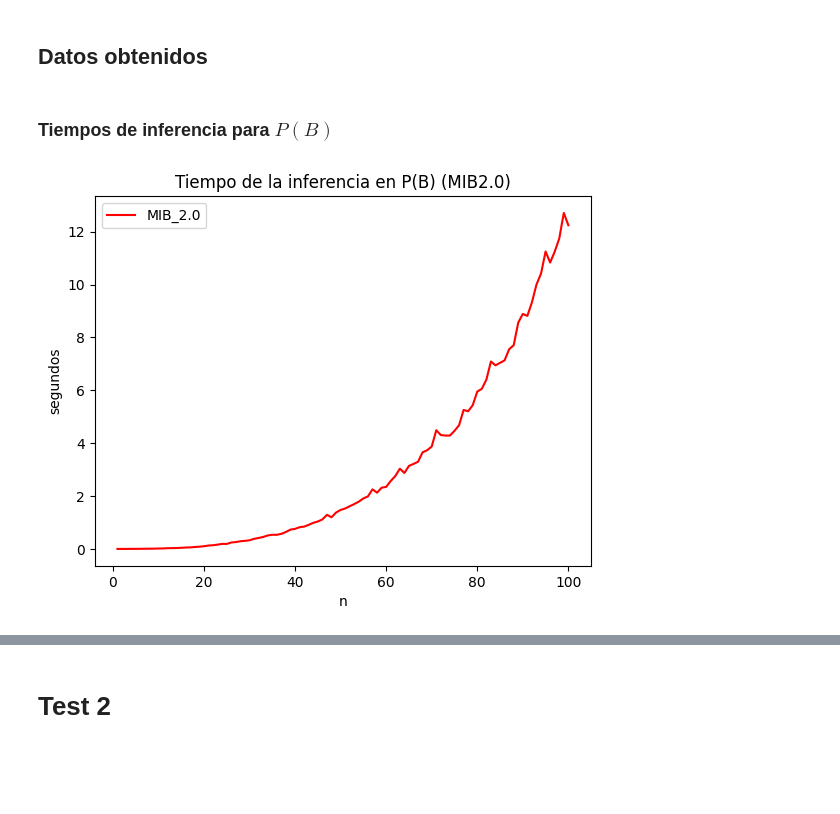
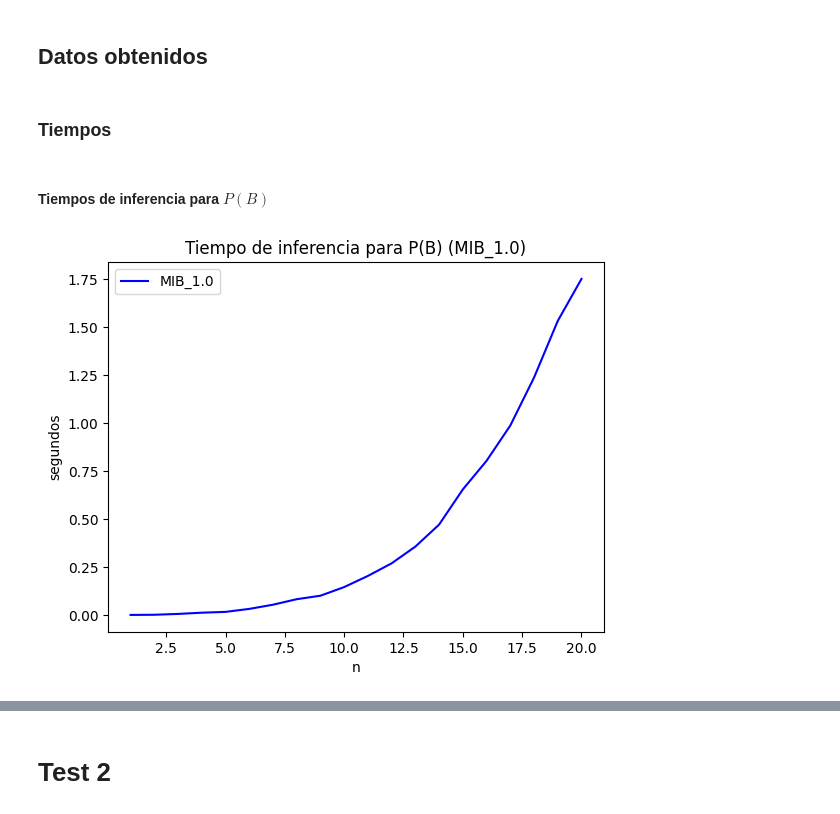
Before and after one commit to robertorys/Tesis, a Jupyter notebook: Test_mib_v2_3.ipynb, the cells around one changed output, grey strips where cells are left out. Saved outputs shown, nothing was run; the diff lists cells and outputs as text; code cells hidden in the pictures; blank space fills up the shorter version.

Commit message:
Actualización de tests

```diff
--- a/Test_mib_v2_3.ipynb
+++ b/Test_mib_v2_3.ipynb
@@ -35,5 +140,5 @@ $P(A)$, $P(B|A)$ y $P(C|AB)$ serán distribuciones uniformes.
 # %%
-n = 100
+n = 20
 timesM = []
 memoryM = []
 timesC = []
@@ -83,5 +188,32 @@ for i in range(n):
     tiempo_ejecucion = fin - inicio
 
     timesM.append(tiempo_ejecucion)
-    memoryM.append(memoria_pico)
-    print(i)
+    memoryM.append(memoria_actual / 1000000)
+
+    #Inferencia de P(C|AB)
+    tracemalloc.start()
+
+    inicio = time.time()
+    PC_AB = Q_ABC.DistributionQuery(set([C]), set([A,B]))
+    fin = time.time()
+
+    memoria_actual, memoria_pico = tracemalloc.get_traced_memory()
+    tracemalloc.stop()
+
+    tiempo_ejecucion = fin - inicio
+
+    timesC.append(tiempo_ejecucion)
+    memoryC.append(memoria_actual / 1000000)
+import json
+
+# Diccionario que deseas guardar
+mi_diccionario = {
+    "timesM1": timesM,
+    "timesC1": timesC,
+    "memoryM1": memoryM,
+    "memoryC1": memoryC
+}
+
+# Guardar el diccionario en un archivo JSON
+with open("datosMIB2.json", "w") as archivo_json:
+    json.dump(mi_diccionario, archivo_json, indent=4)
@@ -107,20 +220,22 @@ KeyboardInterrupt:
 # %% [markdown]
 ## Datos obtenidos
+# %% [markdown]
+### Tiempos
 # %% [markdown]
-### Tiempos de inferencia para $P(B)$
+#### Tiempos de inferencia para $P(B)$
 # %%
 xn = [i+1 for i in range(n)]
 fig, ax = plt.subplots()
 
-# MIB_2.0
-ax.plot(xn, timesM, color='r',label = 'MIB_2.0')
-ax.set_title("Tiempo de la inferencia en P(B) (MIB2.0)")
+# MIB_1.0
+ax.plot(xn, timesM1, color='b',label = 'MIB_1.0')
+ax.set_title("Tiempo de inferencia para P(B) (MIB_1.0)")
 
 ax.set_xlabel("n")
 ax.set_ylabel("segundos")
 ax.legend(loc = 'upper left')
 
 # Mostrar las gráficas
 plt.show()
 # %% [output]
-[figure, old version]
+[figure, new version]
```
Also changed, not shown: parts of 39 cells of this notebook, 3 other files.
